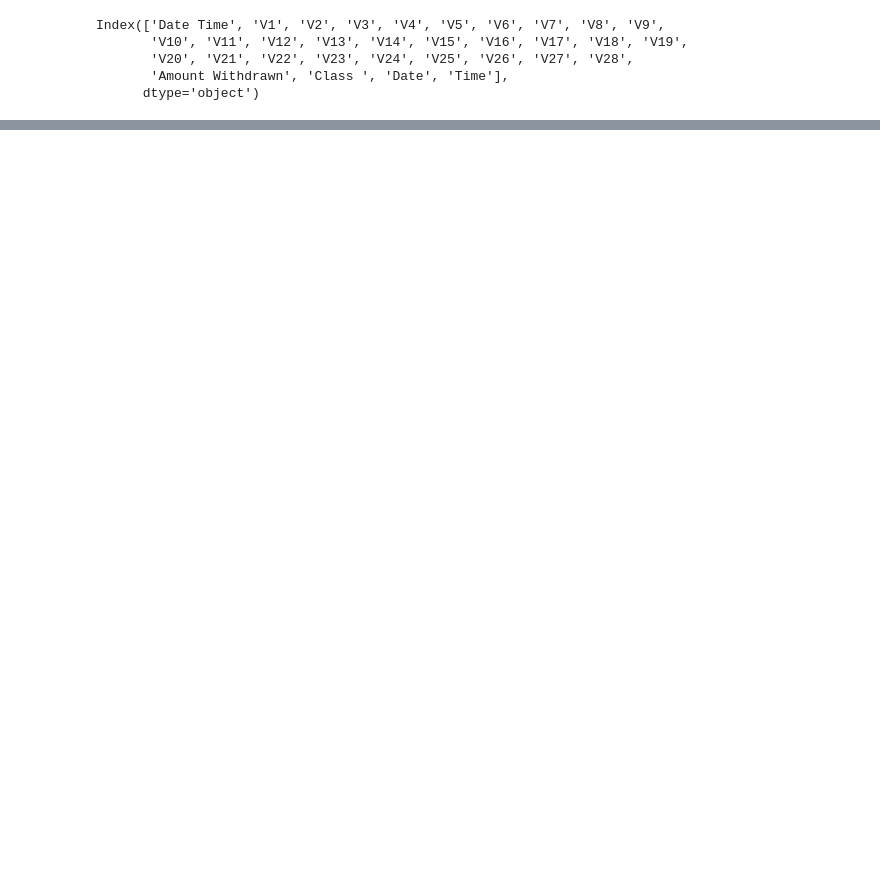
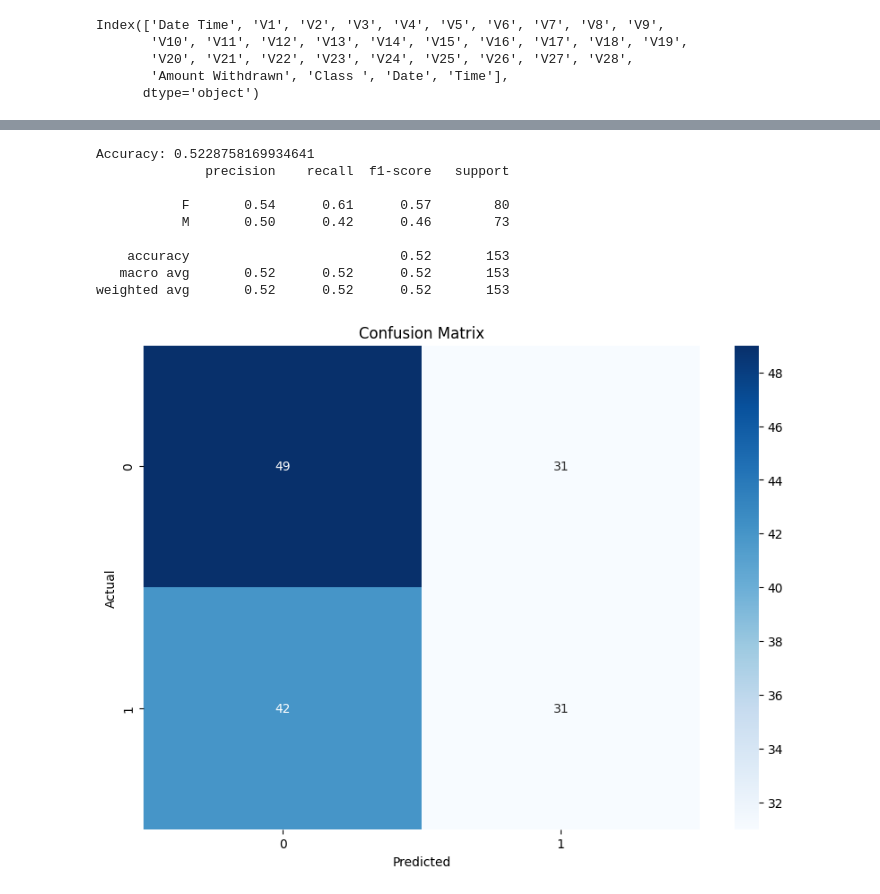
Before and after one commit to okwelmark/recess_group4, a Jupyter notebook: complete_recess_group4.ipynb, the cells around one changed output, grey strips where cells are left out. Cells and saved outputs as stored; diff of their text form; code cells hidden in the pictures; blank space fills up the shorter version.

```diff
--- a/complete_recess_group4.ipynb
+++ b/complete_recess_group4.ipynb
@@ -493,0 +334,2 @@ Index(['V1', 'V2', 'V3', 'V4', 'V5', 'V6', 'V7', 'V8', 'V9', 'V10', 'V11',
+# %%
+df.drop(columns=['Time', 'Date', 'Date Time'], inplace=True)
@@ -494,21 +348,41 @@ Index(['V1', 'V2', 'V3', 'V4', 'V5', 'V6', 'V7', 'V8', 'V9', 'V10', 'V11',
+# %%
+
+# Split the data into training and testing sets
+X = scaled_df.drop(columns=['Class '])
+y = scaled_df['Class ']
+X_train, X_test, y_train, y_test = train_test_split(X, y, test_size=0.3, random_state=42)
+
+# Random Forest Model
+rf = RandomForestClassifier(random_state=42)
+rf.fit(X_train, y_train)
+y_pred = rf.predict(X_test)
 # %%
 
-# # Separate features and target variable
-# X = df.drop(columns=['Class '])
-# y = df['Class ']
 
-# # Split the data into training and testing sets
-# X_train, X_test, y_train, y_test = train_test_split(X, y, test_size=0.3, random_state=42)
+# Evaluation
+accuracy = accuracy_score(y_test, y_pred)
+class_report = classification_report(y_test, y_pred)
+conf_matrix = confusion_matrix(y_test, y_pred)
 
-# # Initialize and train the KNN model
-# knn_model = KNeighborsClassifier(n_neighbors=5)
-# knn_model.fit(X_train, y_train)
+print("Accuracy:", accuracy)
+print(class_report)
 
-# # Make predictions on the test set
-# y_pred = knn_model.predict(X_test)
-
-# # Evaluate the model
-# accuracy = accuracy_score(y_test, y_pred)
-# conf_matrix = confusion_matrix(y_test, y_pred)
-# class_report = classification_report(y_test, y_pred)
+# Plot Confusion Matrix
+plt.figure(figsize=(10,7))
+sns.heatmap(conf_matrix, annot=True, fmt="d", cmap="Blues")
+plt.xlabel('Predicted')
+plt.ylabel('Actual')
+plt.title('Confusion Matrix')
+plt.show()
+# %% [output]
+Accuracy: 0.5228758169934641
+              precision    recall  f1-score   support
+
+           F       0.54      0.61      0.57        80
+           M       0.50      0.42      0.46        73
+
+    accuracy                           0.52       153
+   macro avg       0.52      0.52      0.52       153
+weighted avg       0.52      0.52      0.52       153
+[figure, added]
 # %%
```
Also changed, not shown: parts of 57 cells of this notebook, 8 other files.
